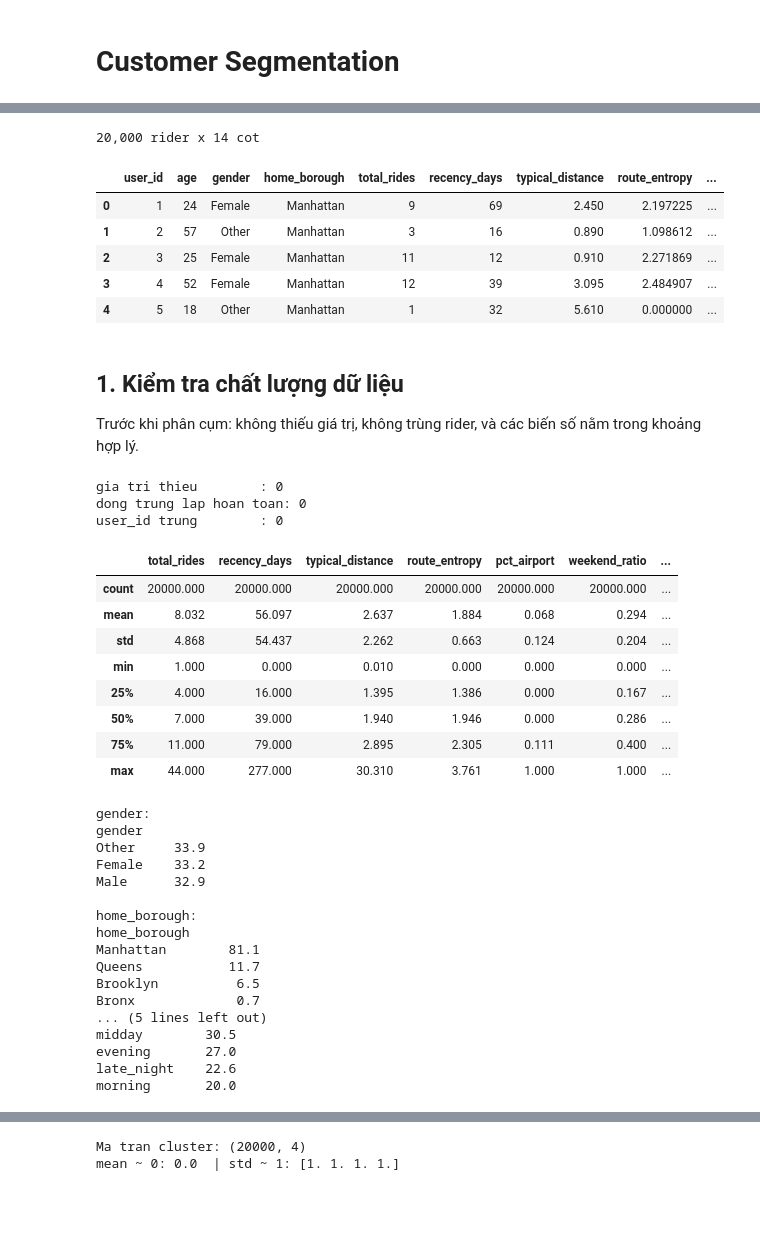
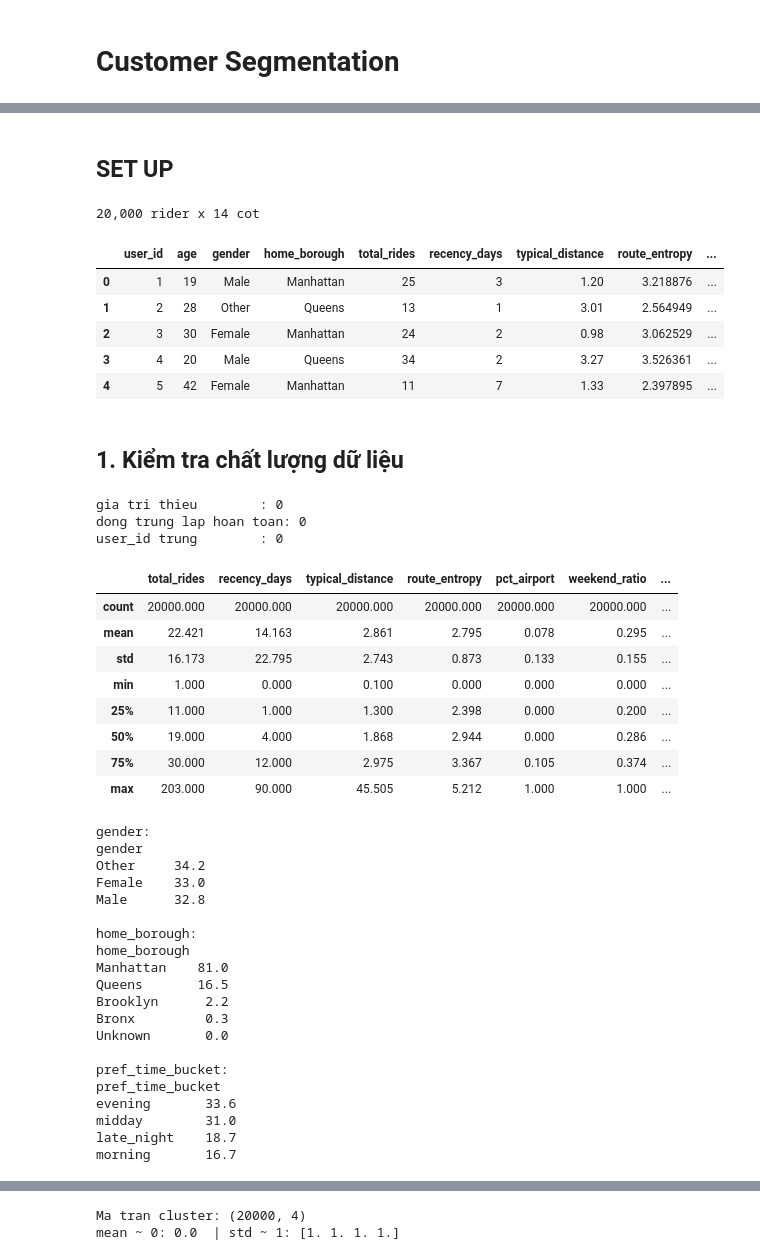
Before and after one commit to nguyennkhanhlinh/Growth-Experimentation-Project-for-Ride-Hailing-Promotions, a Jupyter notebook: 03. Segmentation/segmentation.ipynb, the cells around one changed output, grey strips where cells are left out. Drawn from its saved outputs; the diff is of its cells as text; code cells hidden in the pictures; blank space fills up the shorter version.

```diff
--- a/03. Segmentation/segmentation.ipynb
+++ b/03. Segmentation/segmentation.ipynb
@@ -3,39 +16,42 @@
+# %% [markdown]
+## SET UP
 # %%
 import numpy as np
 import pandas as pd
 import matplotlib.pyplot as plt
 from sklearn.preprocessing import StandardScaler
 from sklearn.cluster import KMeans
 from sklearn.metrics import silhouette_score, adjusted_rand_score
 
 SEED = 42
 SRC = (r"C:\Users\Linh\Desktop\Growth & Experimentation Project for Ride-Hailing "
-       r"Promotions\02. Synthetic_data\outputs\customer_features_final.csv")
+       r"Promotions\02. Synthetic_data\output\customer_features_final.csv")
 
 df = pd.read_csv(SRC)
 print(f"{len(df):,} rider x {df.shape[1]} cot")
 display(df.head())
 # %% [output]
 20,000 rider x 14 cot
 |  | user_id | age | gender | home_borough | total_rides | recency_days | typical_distance | route_entropy | ... |
-| 0 | 1 | 24 | Female | Manhattan | 9 | 69 | 2.450 | 2.197225 | ... |
-| 1 | 2 | 57 | Other | Manhattan | 3 | 16 | 0.890 | 1.098612 | ... |
-| 2 | 3 | 25 | Female | Manhattan | 11 | 12 | 0.910 | 2.271869 | ... |
-| 3 | 4 | 52 | Female | Manhattan | 12 | 39 | 3.095 | 2.484907 | ... |
-| 4 | 5 | 18 | Other | Manhattan | 1 | 32 | 5.610 | 0.000000 | ... |
+| 0 | 1 | 19 | Male | Manhattan | 25 | 3 | 1.20 | 3.218876 | ... |
+| 1 | 2 | 28 | Other | Queens | 13 | 1 | 3.01 | 2.564949 | ... |
+| 2 | 3 | 30 | Female | Manhattan | 24 | 2 | 0.98 | 3.062529 | ... |
+| 3 | 4 | 20 | Male | Queens | 34 | 2 | 3.27 | 3.526361 | ... |
+| 4 | 5 | 42 | Female | Manhattan | 11 | 7 | 1.33 | 2.397895 | ... |
 # %% [markdown]
 ## 1. Kiểm tra chất lượng dữ liệu
-
-Trước khi phân cụm: không thiếu giá trị, không trùng rider, và các biến số nằm trong khoảng hợp lý.
 # %%
+# Kiểm tra giá trị thiếu, dòng trùng lặp và user_id trùng
 print(f"gia tri thieu        : {df.isnull().sum().sum()}")
 print(f"dong trung lap hoan toan: {df.duplicated().sum()}")
 print(f"user_id trung        : {df.user_id.duplicated().sum()}")
 
+# Kiểm tra các biến số lượng và phân phối
 CHECK = ["total_rides", "recency_days", "typical_distance", "route_entropy",
          "pct_airport", "weekend_ratio", "pct_flex_payment", "pct_tip_rate", "avg_fare"]
 display(df[CHECK].describe().round(3))
 
+# Kiểm tra phân phối các biến phân loại
 for c in ["gender", "home_borough", "pref_time_bucket"]:
     print(f"\n{c}:")
     print((df[c].value_counts(normalize=True) * 100).round(1).to_string())
@@ -45,29 +61,32 @@ dong trung lap hoan toan: 0
 user_id trung        : 0
 |  | total_rides | recency_days | typical_distance | route_entropy | pct_airport | weekend_ratio | ... |
 | count | 20000.000 | 20000.000 | 20000.000 | 20000.000 | 20000.000 | 20000.000 | ... |
-| mean | 8.032 | 56.097 | 2.637 | 1.884 | 0.068 | 0.294 | ... |
-| std | 4.868 | 54.437 | 2.262 | 0.663 | 0.124 | 0.204 | ... |
-| min | 1.000 | 0.000 | 0.010 | 0.000 | 0.000 | 0.000 | ... |
-| 25% | 4.000 | 16.000 | 1.395 | 1.386 | 0.000 | 0.167 | ... |
-| 50% | 7.000 | 39.000 | 1.940 | 1.946 | 0.000 | 0.286 | ... |
-| 75% | 11.000 | 79.000 | 2.895 | 2.305 | 0.111 | 0.400 | ... |
-| max | 44.000 | 277.000 | 30.310 | 3.761 | 1.000 | 1.000 | ... |
+| mean | 22.421 | 14.163 | 2.861 | 2.795 | 0.078 | 0.295 | ... |
+| std | 16.173 | 22.795 | 2.743 | 0.873 | 0.133 | 0.155 | ... |
+| min | 1.000 | 0.000 | 0.100 | 0.000 | 0.000 | 0.000 | ... |
+| 25% | 11.000 | 1.000 | 1.300 | 2.398 | 0.000 | 0.200 | ... |
+| 50% | 19.000 | 4.000 | 1.868 | 2.944 | 0.000 | 0.286 | ... |
+| 75% | 30.000 | 12.000 | 2.975 | 3.367 | 0.105 | 0.374 | ... |
+| max | 203.000 | 90.000 | 45.505 | 5.212 | 1.000 | 1.000 | ... |
 gender:
 gender
-Other     33.9
-Female    33.2
-Male      32.9
+Other     34.2
+Female    33.0
+Male      32.8
 
 home_borough:
 home_borough
-Manhattan        81.1
-Queens           11.7
-Brooklyn          6.5
-Bronx             0.7
-... (5 lines left out)
-midday        30.5
-evening       27.0
-late_night    22.6
-morning       20.0
+Manhattan    81.0
+Queens       16.5
+Brooklyn      2.2
+Bronx         0.3
+Unknown       0.0
+
+pref_time_bucket:
+pref_time_bucket
+evening       33.6
+midday        31.0
+late_night    18.7
+morning       16.7
 # %% [markdown]
 ## 2. Chuẩn hoá
```
Also changed, not shown: parts of 20 cells of this notebook.
